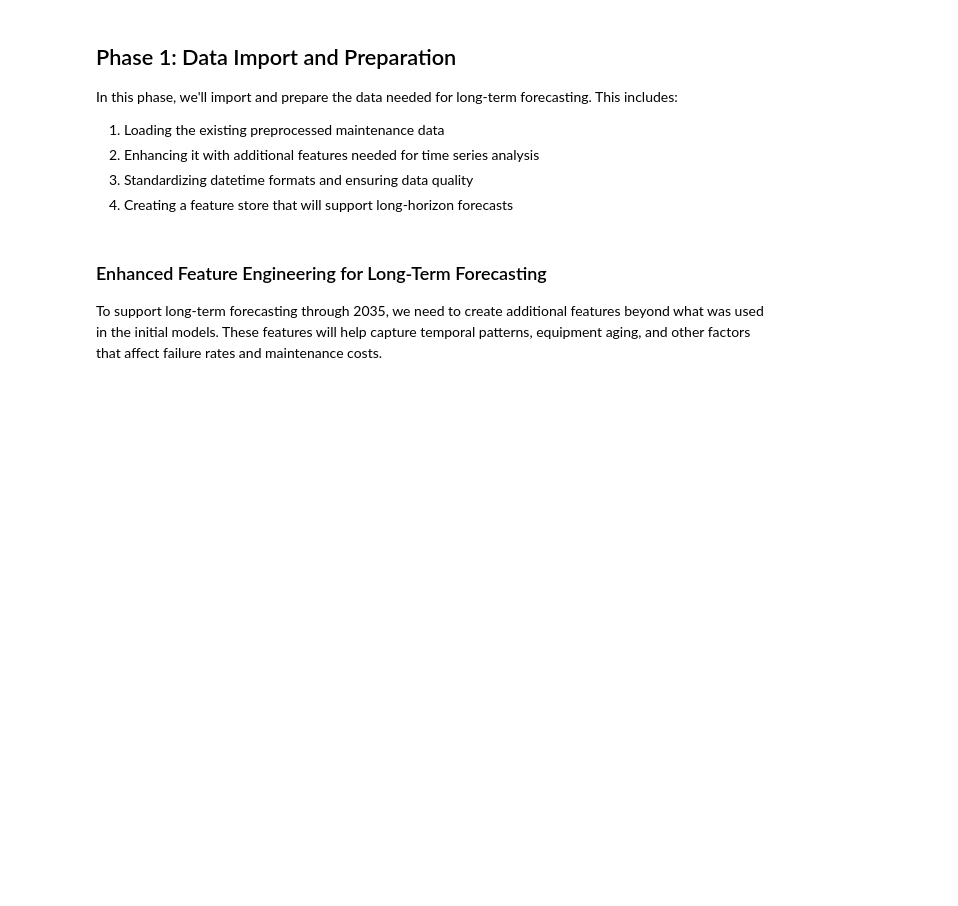
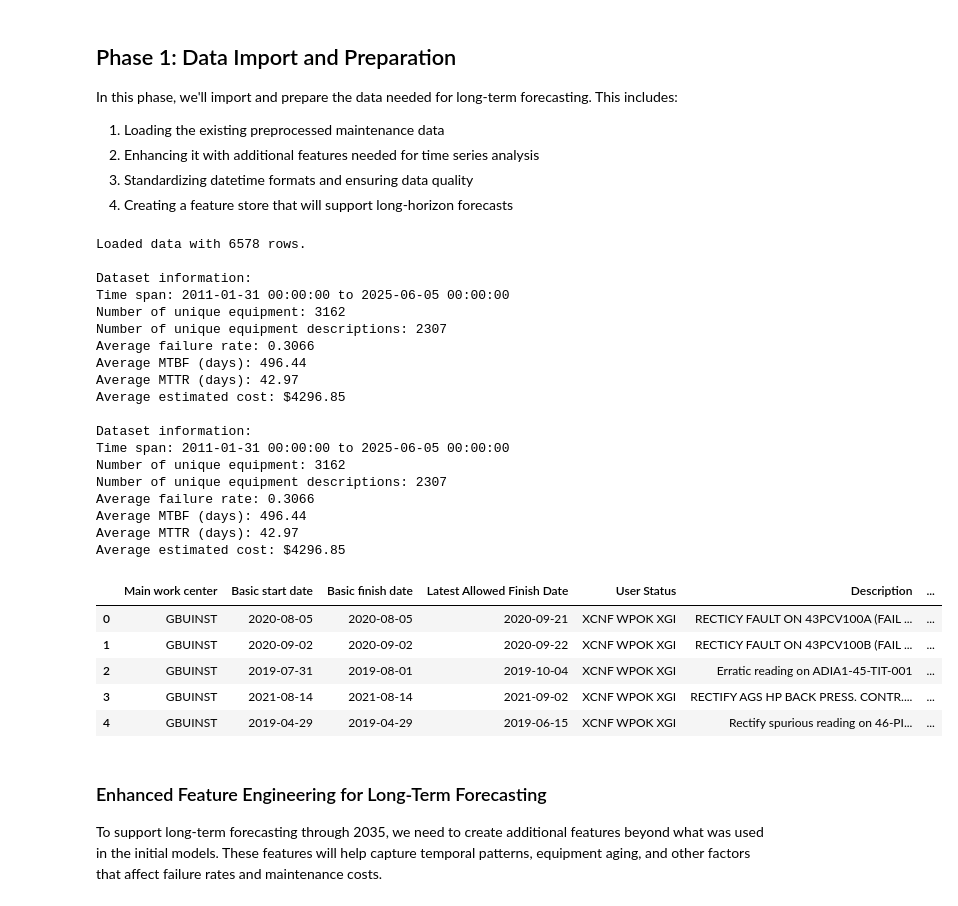
Before and after one commit to CaptainEze/sholas_project_analysis, a Jupyter notebook: src/long_term_forecasting.ipynb, the cells around one changed output. Cells and saved outputs as stored; diff of their text form; code cells hidden in the pictures; blank space fills up the shorter version.

```diff
--- a/src/long_term_forecasting.ipynb
+++ b/src/long_term_forecasting.ipynb
@@ -90,33 +170,69 @@ def load_data(file_path=DATA_PATH):
             if col in df.columns:
                 df[col] = pd.to_datetime(df[col], errors='coerce')
 
         # Ensure numeric columns are properly formatted
         numeric_cols = ['Priority', 'Estimated costs', 'Time_Diff', 'Failure rate', 'MTBF', 'MTTR']
         for col in numeric_cols:
             if col in df.columns:
                 df[col] = pd.to_numeric(df[col], errors='coerce')
 
+        # Create anonymization mappings
+        location_mapping, equipment_prefix_mapping = create_anonymization_mapping()
+
+        # Anonymize text columns
+        text_columns = ['Functional Location', 'FunctLocDescrip.', 'Equipment', 'Equipment Description']
+        df = anonymize_dataframe(df, location_mapping, equipment_prefix_mapping, text_columns)
+
         return df
     except Exception as e:
         print(f"Error loading data: {e}")
         return None
+
+# Create anonymization mappings for later use
+location_mapping, equipment_prefix_mapping = create_anonymization_mapping()
 
 # Load the data
 df = load_data()
 
 # Display basic information about the dataset
 if df is not None:
     print("\nDataset information:")
     print(f"Time span: {df['Actual Finish Date'].min()} to {df['Actual Finish Date'].max()}")
     print(f"Number of unique equipment: {df['Functional Location'].nunique()}")
     print(f"Number of unique equipment descriptions: {df['FunctLocDescrip.'].nunique()}")
     print(f"Average failure rate: {df['Failure rate'].mean():.4f}")
     print(f"Average MTBF (days): {df['MTBF'].mean():.2f}")
     print(f"Average MTTR (days): {df['MTTR'].mean():.2f}")
     print(f"Average estimated cost: ${df['Estimated costs'].mean():.2f}")
 
     # Display the first few rows
     display(df.head())
+# %% [output]
+Loaded data with 6578 rows.
+
+Dataset information:
+Time span: 2011-01-31 00:00:00 to 2025-06-05 00:00:00
+Number of unique equipment: 3162
+Number of unique equipment descriptions: 2307
+Average failure rate: 0.3066
+Average MTBF (days): 496.44
+Average MTTR (days): 42.97
+Average estimated cost: $4296.85
+
+Dataset information:
+Time span: 2011-01-31 00:00:00 to 2025-06-05 00:00:00
+Number of unique equipment: 3162
+Number of unique equipment descriptions: 2307
+Average failure rate: 0.3066
+Average MTBF (days): 496.44
+Average MTTR (days): 42.97
+Average estimated cost: $4296.85
+|  | Main work center | Basic start date | Basic finish date | Latest Allowed Finish Date | User Status | Description | ... |
+| 0 | GBUINST | 2020-08-05 | 2020-08-05 | 2020-09-21 | XCNF WPOK XGI | RECTICY FAULT ON 43PCV100A (FAIL ... | ... |
+| 1 | GBUINST | 2020-09-02 | 2020-09-02 | 2020-09-22 | XCNF WPOK XGI | RECTICY FAULT ON 43PCV100B (FAIL ... | ... |
+| 2 | GBUINST | 2019-07-31 | 2019-08-01 | 2019-10-04 | XCNF WPOK XGI | Erratic reading on ADIA1-45-TIT-001 | ... |
+| 3 | GBUINST | 2021-08-14 | 2021-08-14 | 2021-09-02 | XCNF WPOK XGI | RECTIFY AGS HP BACK PRESS. CONTR.... | ... |
+| 4 | GBUINST | 2019-04-29 | 2019-04-29 | 2019-06-15 | XCNF WPOK XGI | Rectify spurious reading on 46-PI... | ... |
 # %% [markdown]
 ### Enhanced Feature Engineering for Long-Term Forecasting
 
```
Also changed, not shown: parts of 16 cells of this notebook, 26 other files.
